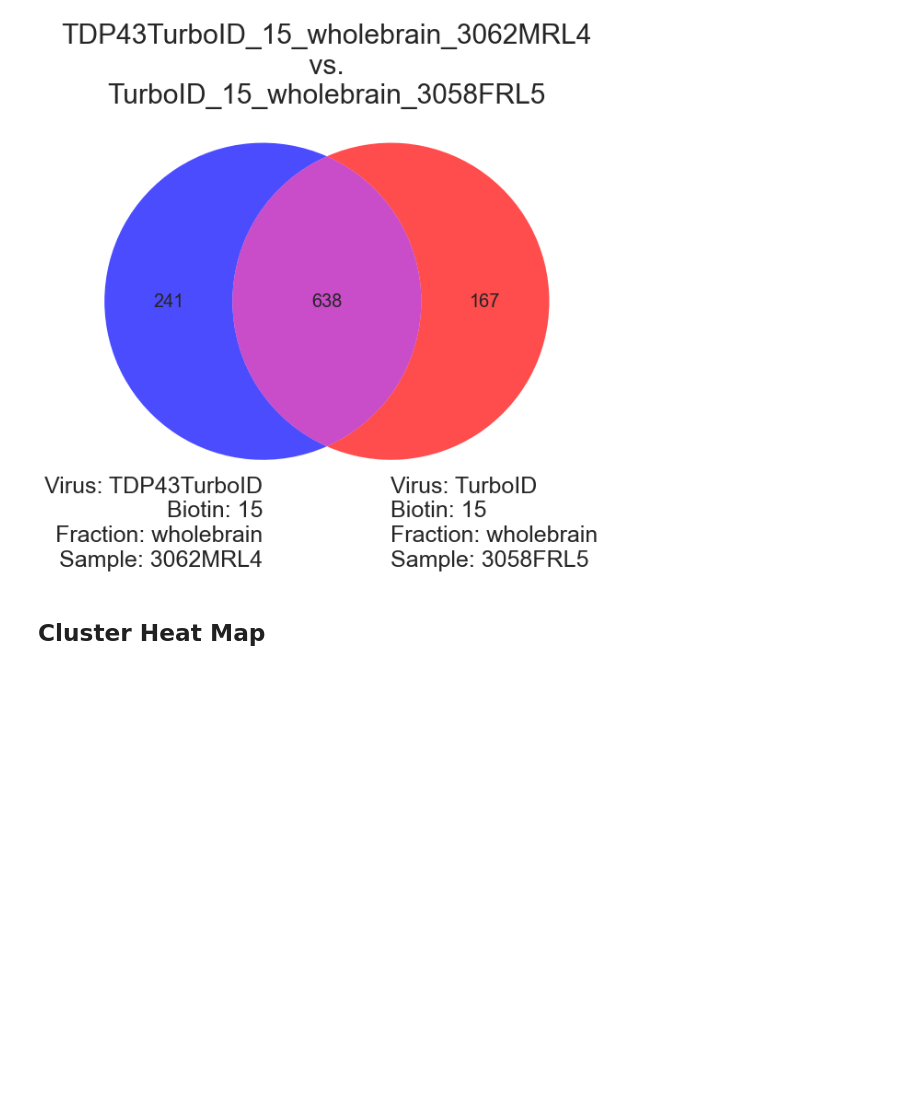
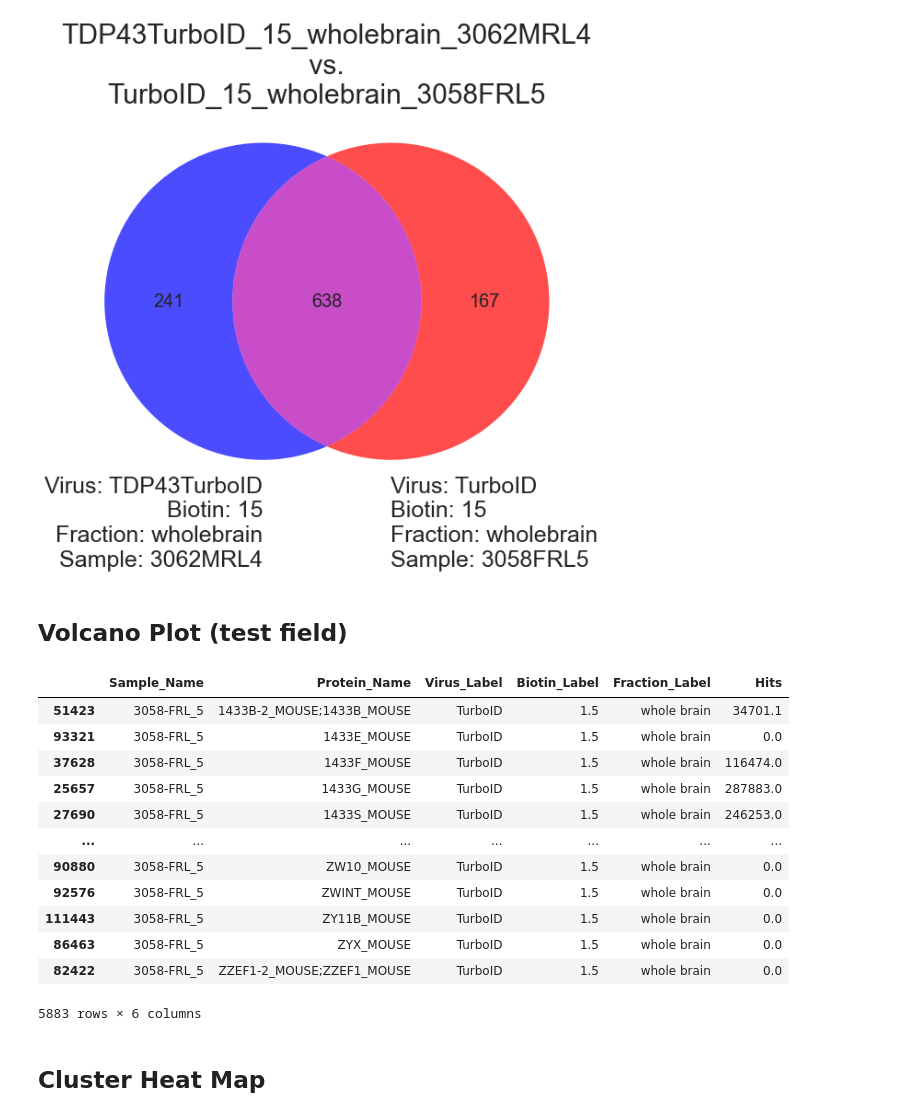
Before and after one commit to adamwbrew/Proteins, a Jupyter notebook: protein_visuals_venns_clusterheatmaps.ipynb, the cells around one changed output. Drawn from its saved outputs; the diff is of its cells as text; code cells hidden in the pictures; blank space fills up the shorter version.

```diff
--- a/protein_visuals_virus_sets_comparision.ipynb
+++ b/protein_visuals_venns_clusterheatmaps.ipynb
@@ -302,6 +298,24 @@ plt.show()
 # %% [output]
 638 241 167
 [figure]
+# %% [markdown]
+## Volcano Plot (test field)
+# %%
+TurboID_15_wholebrain_3058FRL5.sort_values("Protein_Name")
+# %% [output]
+|  | Sample_Name | Protein_Name | Virus_Label | Biotin_Label | Fraction_Label | Hits |
+| 51423 | 3058-FRL_5 | 1433B-2_MOUSE;1433B_MOUSE | TurboID | 1.5 | whole brain | 34701.1 |
+| 93321 | 3058-FRL_5 | 1433E_MOUSE | TurboID | 1.5 | whole brain | 0.0 |
+| 37628 | 3058-FRL_5 | 1433F_MOUSE | TurboID | 1.5 | whole brain | 116474.0 |
+| 25657 | 3058-FRL_5 | 1433G_MOUSE | TurboID | 1.5 | whole brain | 287883.0 |
+| 27690 | 3058-FRL_5 | 1433S_MOUSE | TurboID | 1.5 | whole brain | 246253.0 |
+| ... | ... | ... | ... | ... | ... | ... |
+| 90880 | 3058-FRL_5 | ZW10_MOUSE | TurboID | 1.5 | whole brain | 0.0 |
+| 92576 | 3058-FRL_5 | ZWINT_MOUSE | TurboID | 1.5 | whole brain | 0.0 |
+| 111443 | 3058-FRL_5 | ZY11B_MOUSE | TurboID | 1.5 | whole brain | 0.0 |
+| 86463 | 3058-FRL_5 | ZYX_MOUSE | TurboID | 1.5 | whole brain | 0.0 |
+| 82422 | 3058-FRL_5 | ZZEF1-2_MOUSE;ZZEF1_MOUSE | TurboID | 1.5 | whole brain | 0.0 |
+5883 rows × 6 columns
 # %% [markdown]
 ## Cluster Heat Map
 # %%
```
Also changed, not shown: parts of 2 cells of this notebook.
